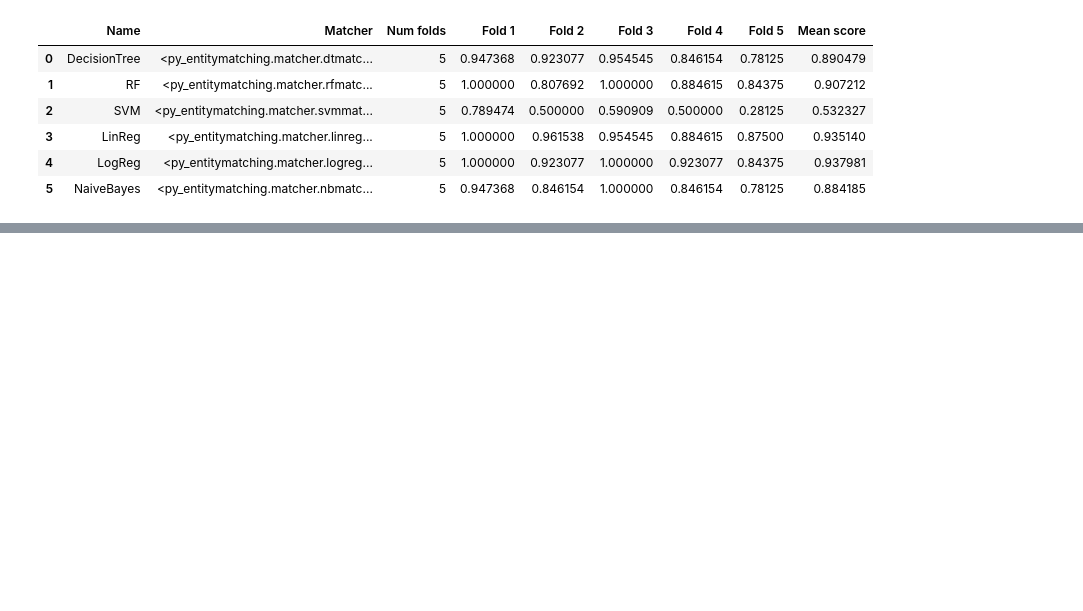
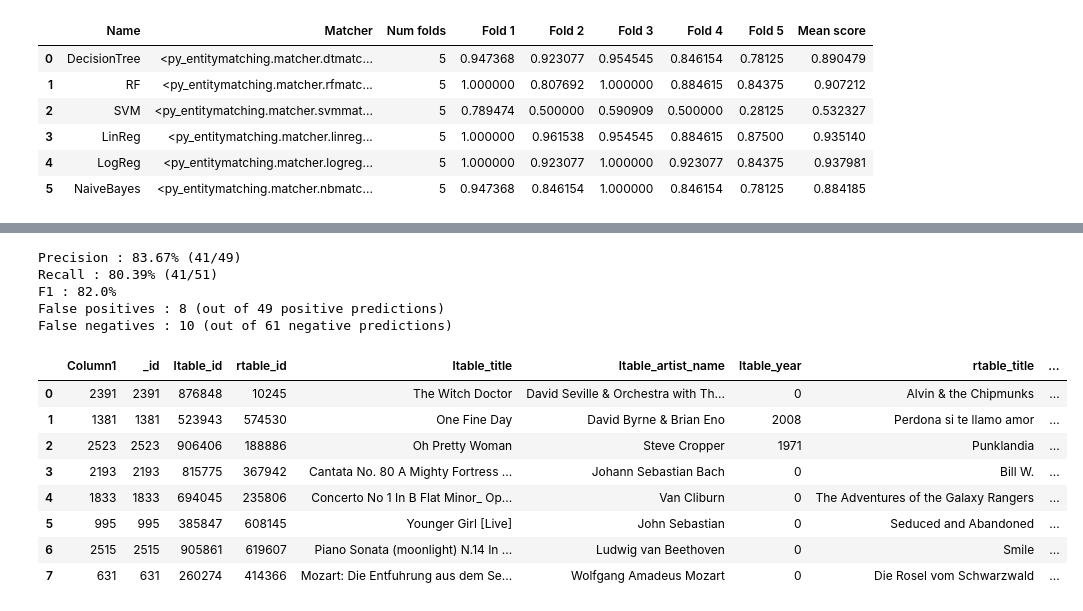
Before and after one commit to Sripradha-karkala/CS838-Data-Science, a Jupyter notebook: Stage3 V1/CS838+Stage+3+V1.ipynb, the cells around one changed output, grey strips where cells are left out. Cells and saved outputs as stored; diff of their text form; code cells hidden in the pictures; blank space fills up the shorter version.

```diff
--- a/Stage3 V1/CS838+Stage+3+V1.ipynb
+++ b/Stage3 V1/CS838+Stage+3+V1.ipynb
@@ -471,0 +689,20 @@ False negatives : 10 (out of 62 negative predictions)
+# %%
+em.print_eval_summary(eval_summary)
+# %% [output]
+Precision : 83.67% (41/49)
+Recall : 80.39% (41/51)
+F1 : 82.0%
+False positives : 8 (out of 49 positive predictions)
+False negatives : 10 (out of 61 negative predictions)
+# %%
+em.get_false_positives_as_df(itest, eval_summary, verbose=False)
+# %% [output]
+|  | Column1 | _id | ltable_id | rtable_id | ltable_title | ltable_artist_name | ltable_year | rtable_title | ... |
+| 0 | 2391 | 2391 | 876848 | 10245 | The Witch Doctor | David Seville & Orchestra with Th... | 0 | Alvin & the Chipmunks | ... |
+| 1 | 1381 | 1381 | 523943 | 574530 | One Fine Day | David Byrne & Brian Eno | 2008 | Perdona si te llamo amor | ... |
+| 2 | 2523 | 2523 | 906406 | 188886 | Oh Pretty Woman | Steve Cropper | 1971 | Punklandia | ... |
+| 3 | 2193 | 2193 | 815775 | 367942 | Cantata No. 80 A Mighty Fortress ... | Johann Sebastian Bach | 0 | Bill W. | ... |
+| 4 | 1833 | 1833 | 694045 | 235806 | Concerto No 1 In B Flat Minor_ Op... | Van Cliburn | 0 | The Adventures of the Galaxy Rangers | ... |
+| 5 | 995 | 995 | 385847 | 608145 | Younger Girl [Live] | John Sebastian | 0 | Seduced and Abandoned | ... |
+| 6 | 2515 | 2515 | 905861 | 619607 | Piano Sonata (moonlight) N.14 In ... | Ludwig van Beethoven | 0 | Smile | ... |
+| 7 | 631 | 631 | 260274 | 414366 | Mozart: Die Entfuhrung aus dem Se... | Wolfgang Amadeus Mozart | 0 | Die Rosel vom Schwarzwald | ... |
```
Also changed, not shown: parts of 22 cells of this notebook, 1 other file.
